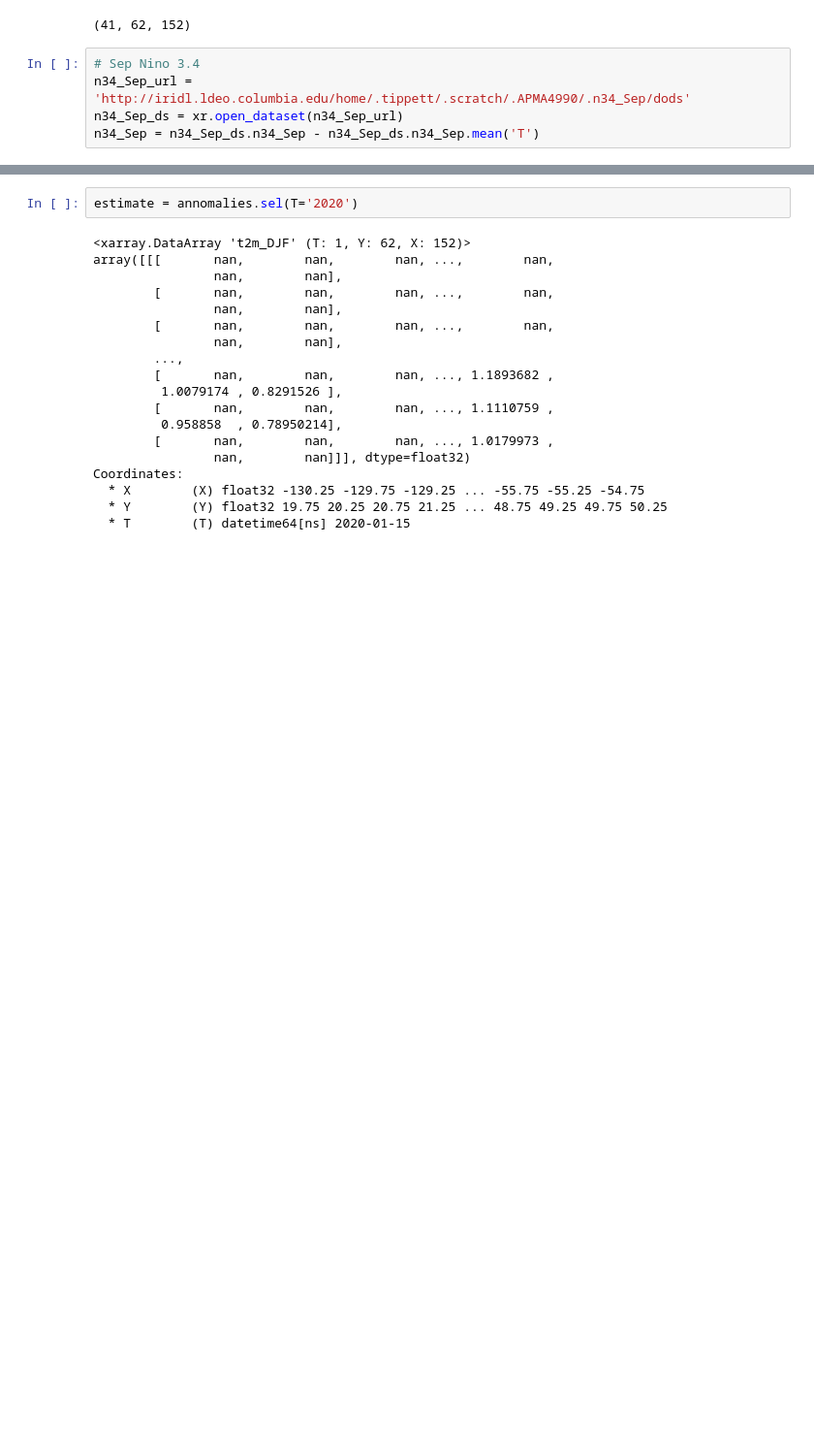
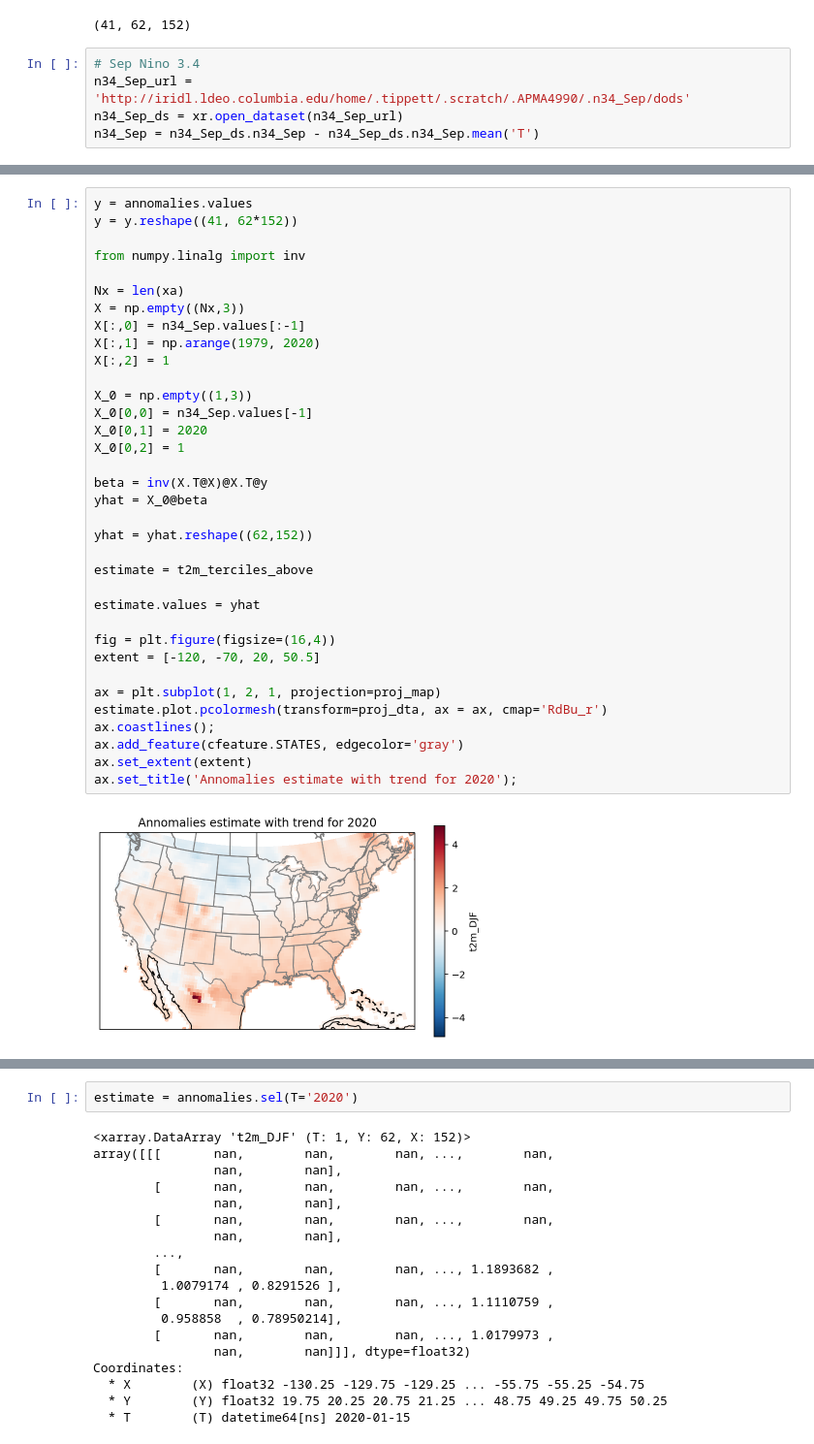
Before and after one commit to jp3993/apma4990-jp3993, a Jupyter notebook: HW-05.ipynb, the cells around one changed output, grey strips where cells are left out. Shown at 97% size. Cells and saved outputs as stored; diff of their text form; blank space fills up the shorter version.

```diff
--- a/HW-05.ipynb
+++ b/HW-05.ipynb
@@ -839,0 +842,37 @@ Coordinates:
+# %%
+y = annomalies.values
+y = y.reshape((41, 62*152))
+
+from numpy.linalg import inv
+
+Nx = len(xa)
+X = np.empty((Nx,3))
+X[:,0] = n34_Sep.values[:-1]
+X[:,1] = np.arange(1979, 2020)
+X[:,2] = 1
+
+X_0 = np.empty((1,3))
+X_0[0,0] = n34_Sep.values[-1]
+X_0[0,1] = 2020
+X_0[0,2] = 1
+
+beta = inv(X.T@X)@X.T@y
+yhat = X_0@beta
+
+yhat = yhat.reshape((62,152))
+
+estimate = t2m_terciles_above
+
+estimate.values = yhat
+
+fig = plt.figure(figsize=(16,4))
+extent = [-120, -70, 20, 50.5]
+
+ax = plt.subplot(1, 2, 1, projection=proj_map)
+estimate.plot.pcolormesh(transform=proj_dta, ax = ax, cmap='RdBu_r')
+ax.coastlines();
+ax.add_feature(cfeature.STATES, edgecolor='gray')
+ax.set_extent(extent)
+ax.set_title('Annomalies estimate with trend for 2020');
+# %% [output]
+[figure, added]
```
Also changed, not shown: parts of 4 cells of this notebook.
